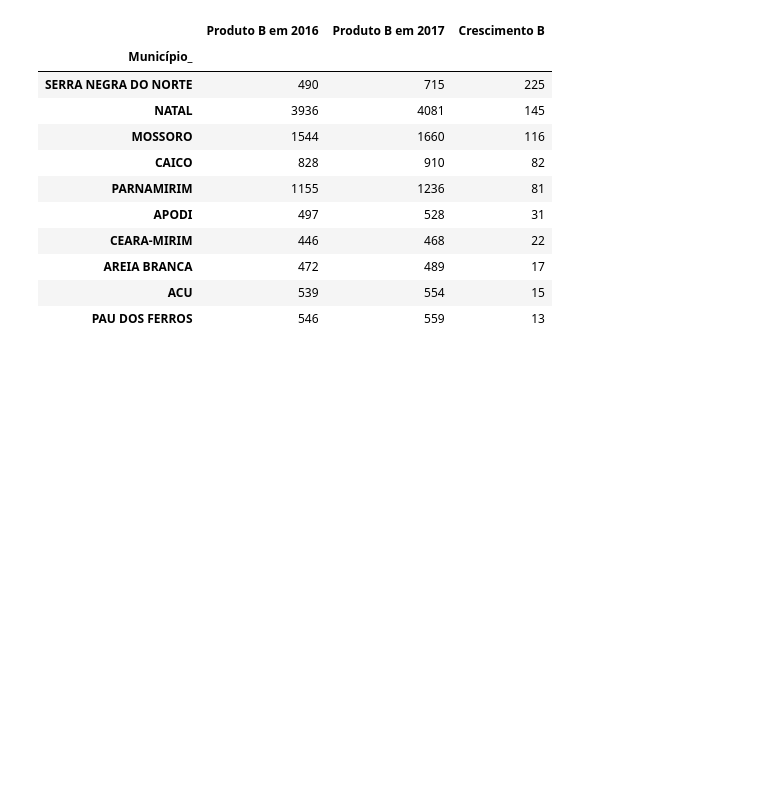
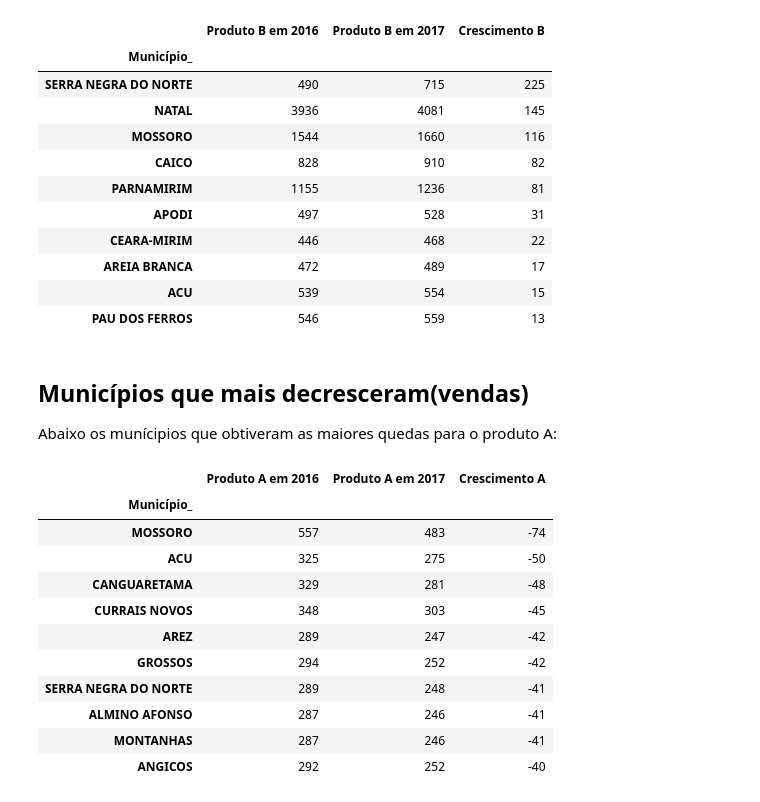
Before and after one commit to VictorGabrielRM/estatistica, a Jupyter notebook: Trabalho de estatistica.ipynb, the cells around one changed output. Drawn from its saved outputs; the diff is of its cells as text; code cells hidden in the pictures; blank space fills up the shorter version.

```diff
--- a/Trabalho de estatistica.ipynb
+++ b/Trabalho de estatistica.ipynb
@@ -133,3 +132,23 @@ df1[['Município_', 'Produto B em 2016', 'Produto B em 2017', 'Crescimento B']].
 | AREIA BRANCA | 472 | 489 | 17 |
 | ACU | 539 | 554 | 15 |
 | PAU DOS FERROS | 546 | 559 | 13 |
+# %% [markdown]
+## Municípios que mais decresceram(vendas)
+
+Abaixo os munícipios que obtiveram as maiores quedas para o
+produto A:
+# %%
+df1[['Município_', 'Produto A em 2016', 'Produto A em 2017', 'Crescimento A']].set_index('Município_').sort_values(by='Crescimento A',ascending=True).head(10)
+# %% [output]
+|  | Produto A em 2016 | Produto A em 2017 | Crescimento A |
+| Município_ |  |  |  |
+| MOSSORO | 557 | 483 | -74 |
+| ACU | 325 | 275 | -50 |
+| CANGUARETAMA | 329 | 281 | -48 |
+| CURRAIS NOVOS | 348 | 303 | -45 |
+| AREZ | 289 | 247 | -42 |
+| GROSSOS | 294 | 252 | -42 |
+| SERRA NEGRA DO NORTE | 289 | 248 | -41 |
+| ALMINO AFONSO | 287 | 246 | -41 |
+| MONTANHAS | 287 | 246 | -41 |
+| ANGICOS | 292 | 252 | -40 |
```
Also changed, not shown: parts of 14 cells of this notebook, 1 other file.
